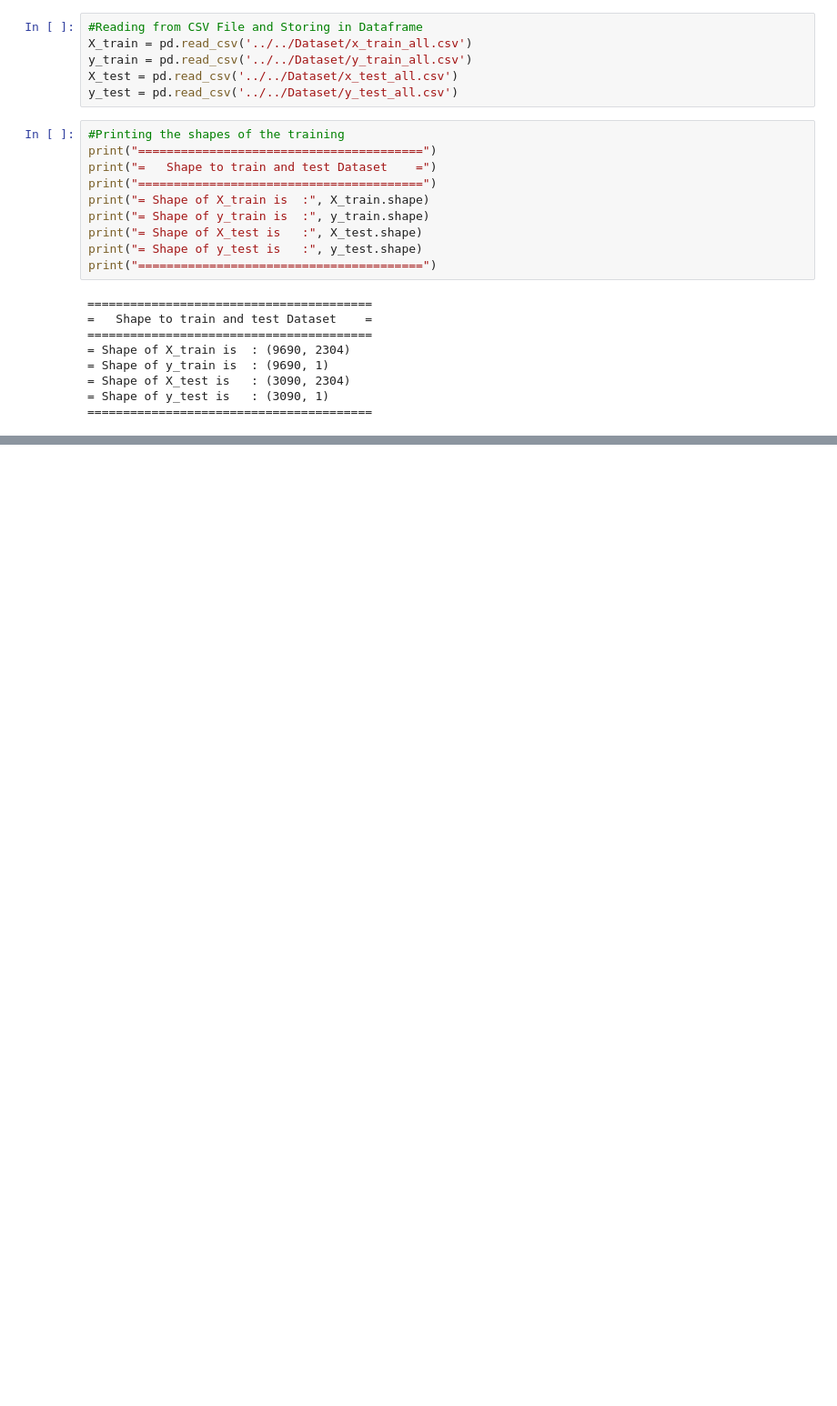
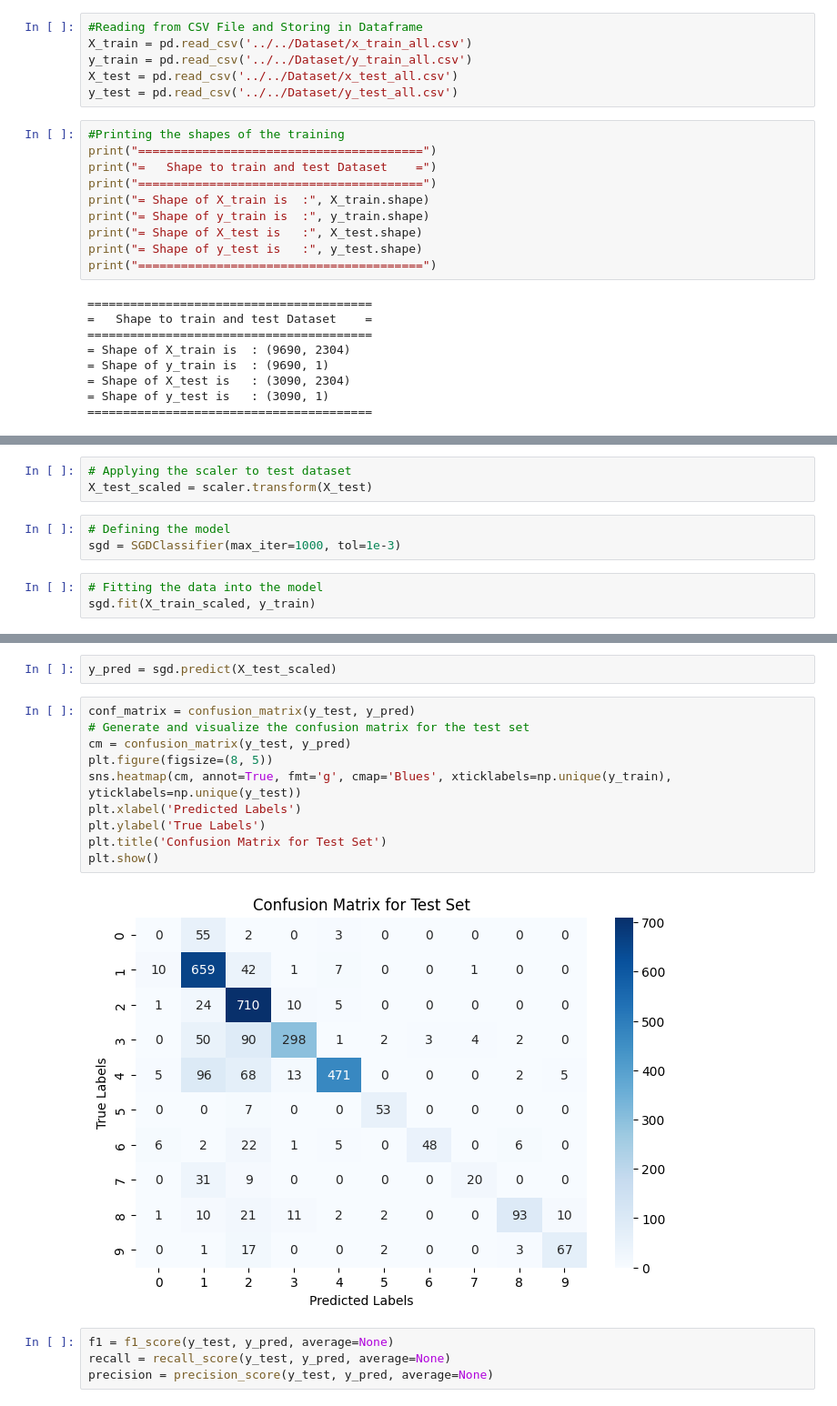
Before and after one commit to Irfan2309/Machine-Learning, a Jupyter notebook: Part 4/SourceCode/linearclass.ipynb, the cells around one changed output, grey strips where cells are left out. Shown at 91% size. Cells and saved outputs as stored; diff of their text form; blank space fills up the shorter version.

```diff
--- a/Part 4/SourceCode/linearclass.ipynb
+++ b/Part 4/SourceCode/linearclass.ipynb
@@ -70,0 +39,9 @@ print("========================================")
+# %%
+# Applying the scaler to test dataset
+X_test_scaled = scaler.transform(X_test)
+# %%
+# Defining the model
+sgd = SGDClassifier(max_iter=1000, tol=1e-3)
+# %%
+# Fitting the data into the model
+sgd.fit(X_train_scaled, y_train)
@@ -92,0 +83,18 @@ print("========================================")
+# %%
+y_pred = sgd.predict(X_test_scaled)
+# %%
+conf_matrix = confusion_matrix(y_test, y_pred)
+# Generate and visualize the confusion matrix for the test set
+cm = confusion_matrix(y_test, y_pred)
+plt.figure(figsize=(8, 5))
+sns.heatmap(cm, annot=True, fmt='g', cmap='Blues', xticklabels=np.unique(y_train), yticklabels=np.unique(y_test))
+plt.xlabel('Predicted Labels')
+plt.ylabel('True Labels')
+plt.title('Confusion Matrix for Test Set')
+plt.show()
+# %% [output]
+[figure, added]
+# %%
+f1 = f1_score(y_test, y_pred, average=None)
+recall = recall_score(y_test, y_pred, average=None)
+precision = precision_score(y_test, y_pred, average=None)
```
Also changed, not shown: parts of 17 cells of this notebook.
